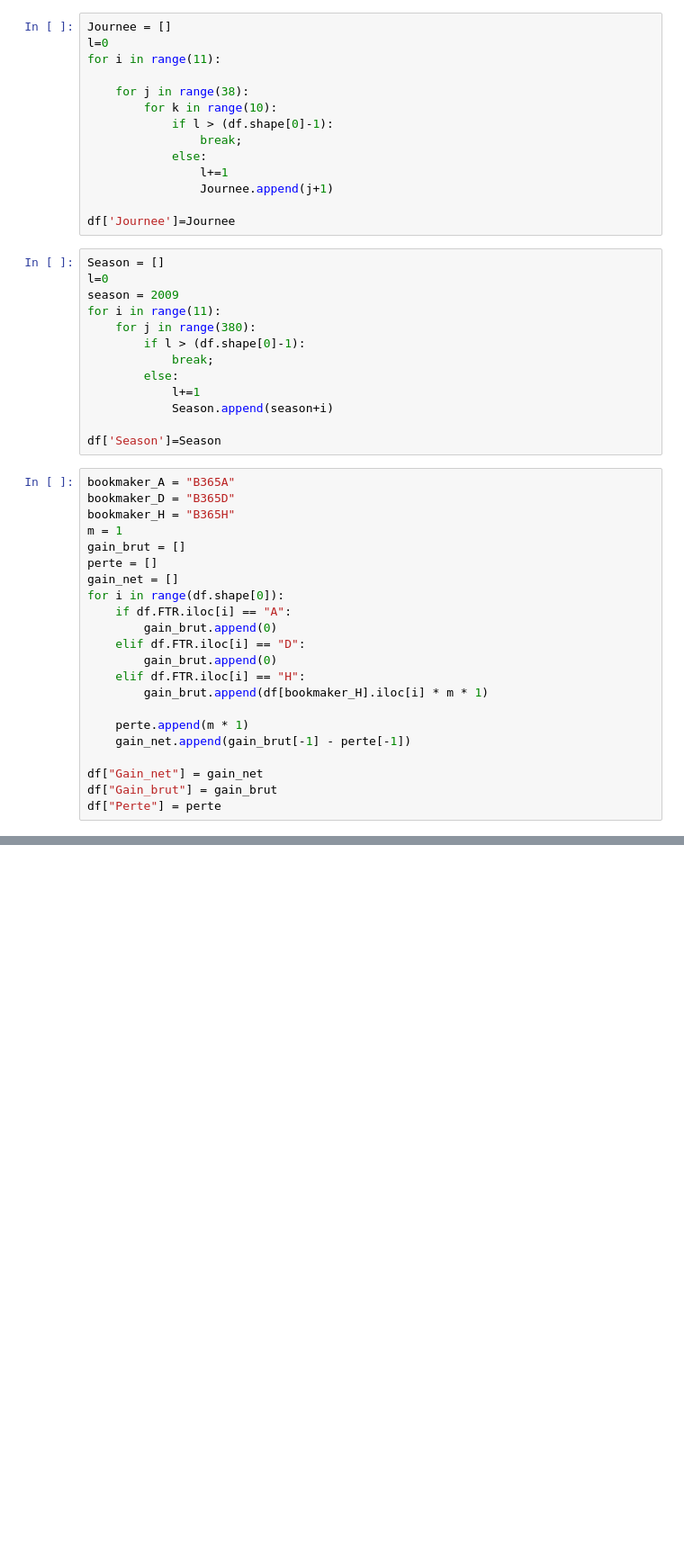
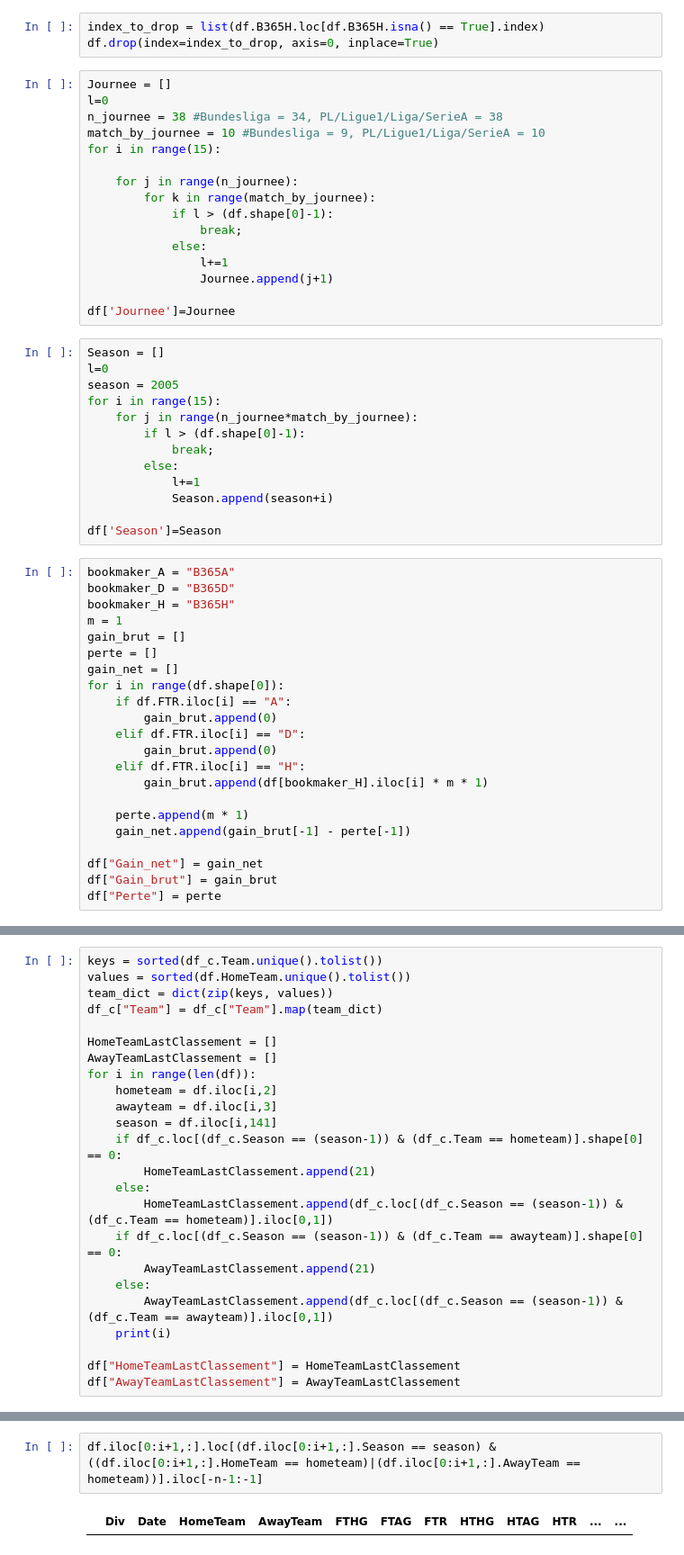
Before and after one commit to jeremyoudin/Personal_project-ML_to_beat_bookmakers_at_football, a Jupyter notebook: Football_prediction_data_preprocessing.ipynb, the cells around one changed output, grey strips where cells are left out. Shown at 90% size. Saved outputs shown, nothing was run; the diff lists cells and outputs as text; blank space fills up the shorter version.

```diff
--- a/Football_prediction_data_preprocessing.ipynb
+++ b/Football_prediction_data_preprocessing.ipynb
@@ -19,10 +23,15 @@ df["Log_B365"] = np.log(df.B365H/df.B365A)
+# %%
+index_to_drop = list(df.B365H.loc[df.B365H.isna() == True].index)
+df.drop(index=index_to_drop, axis=0, inplace=True)
 # %%
 Journee = []
 l=0
-for i in range(11):
+n_journee = 38 #Bundesliga = 34, PL/Ligue1/Liga/SerieA = 38
+match_by_journee = 10 #Bundesliga = 9, PL/Ligue1/Liga/SerieA = 10
+for i in range(15):
 
-    for j in range(38):
-        for k in range(10):
+    for j in range(n_journee):
+        for k in range(match_by_journee):
             if l > (df.shape[0]-1):
                 break;
             else:
@@ -33,9 +42,9 @@ df['Journee']=Journee
 # %%
 Season = []
 l=0
-season = 2009
-for i in range(11):
-    for j in range(380):
+season = 2005
+for i in range(15):
+    for j in range(n_journee*match_by_journee):
         if l > (df.shape[0]-1):
             break;
         else:
@@ -130,0 +149,24 @@ df['AwayConcededGoalsRate']=AwayConcededGoalsRate
+# %%
+keys = sorted(df_c.Team.unique().tolist())
+values = sorted(df.HomeTeam.unique().tolist())
+team_dict = dict(zip(keys, values))
+df_c["Team"] = df_c["Team"].map(team_dict)
+
+HomeTeamLastClassement = []
+AwayTeamLastClassement = []
+for i in range(len(df)):
+    hometeam = df.iloc[i,2]
+    awayteam = df.iloc[i,3]
+    season = df.iloc[i,141]
+    if df_c.loc[(df_c.Season == (season-1)) & (df_c.Team == hometeam)].shape[0] == 0:
+        HomeTeamLastClassement.append(21)
+    else:
+        HomeTeamLastClassement.append(df_c.loc[(df_c.Season == (season-1)) & (df_c.Team == hometeam)].iloc[0,1])
+    if df_c.loc[(df_c.Season == (season-1)) & (df_c.Team == awayteam)].shape[0] == 0:
+        AwayTeamLastClassement.append(21)
+    else:
+        AwayTeamLastClassement.append(df_c.loc[(df_c.Season == (season-1)) & (df_c.Team == awayteam)].iloc[0,1])
+    print(i)
+
+df["HomeTeamLastClassement"] = HomeTeamLastClassement
+df["AwayTeamLastClassement"] = AwayTeamLastClassement
@@ -130,0 +191,4 @@ df['AwayConcededGoalsRate']=AwayConcededGoalsRate
+# %%
+df.iloc[0:i+1,:].loc[(df.iloc[0:i+1,:].Season == season) & ((df.iloc[0:i+1,:].HomeTeam == hometeam)|(df.iloc[0:i+1,:].AwayTeam == hometeam))].iloc[-n-1:-1]
+# %% [output]
+|  | Div | Date | HomeTeam | AwayTeam | FTHG | FTAG | FTR | HTHG | HTAG | HTR | ... | ... |
```
Also changed, not shown: parts of 8 cells of this notebook.
